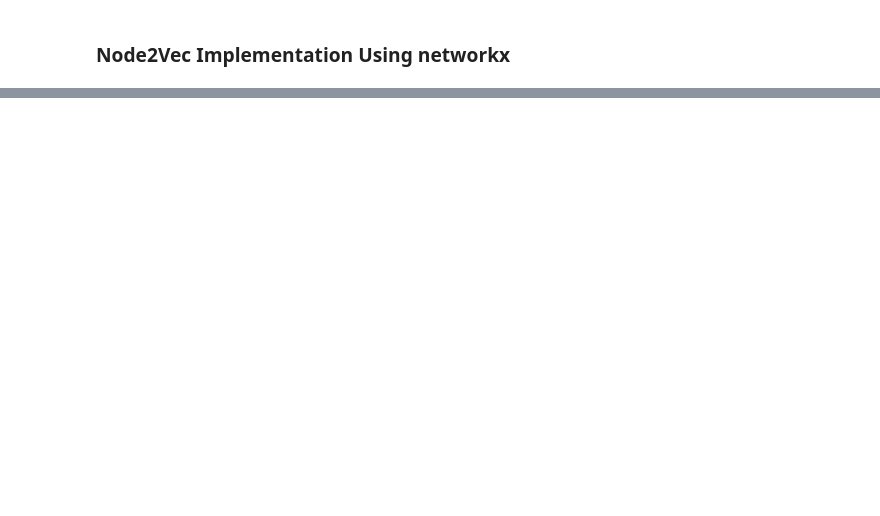
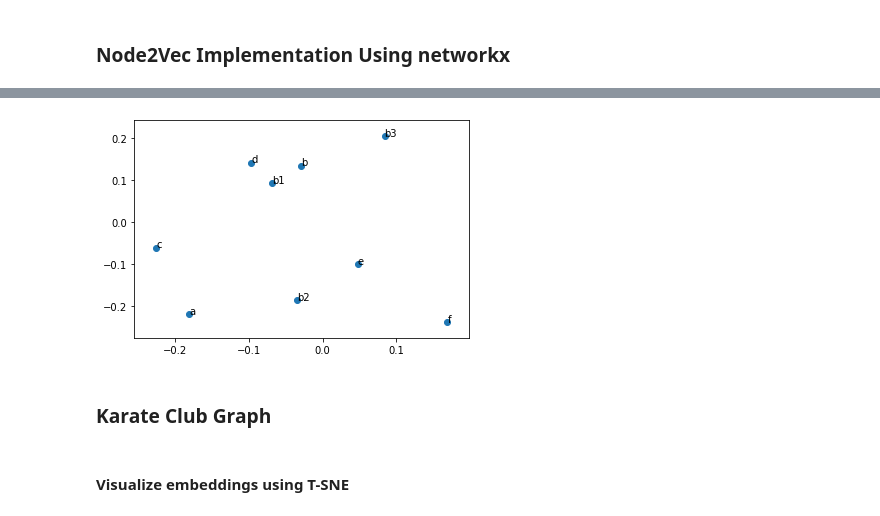
Before and after one commit to ireneromero/graph-embeddings-experiments, a Jupyter notebook: notebooks/Node2Vec_Implementation.ipynb, the cells around one changed output, grey strips where cells are left out. Saved outputs shown, nothing was run; the diff lists cells and outputs as text; code cells hidden in the pictures; blank space fills up the shorter version.

```diff
--- a/notebooks/Node2Vec_Implementation.ipynb
+++ b/notebooks/Node2Vec_Implementation.ipynb
@@ -192,0 +191,10 @@ for i, node in enumerate(G3.nodes()):
+# %%
+g1_n2v = MyNode2Vec(graph=G1,
+               embedding_dimension=2,
+               walk_length=4,
+               num_walks=20,
+               p=2,
+               q=3)
+g1_model = g1_n2v.learn_embeddings()
+g1_embeddings = g1_model.wv[list(map(str, G1.nodes()))]
+g1_embeddings
@@ -192,0 +211,13 @@ for i, node in enumerate(G3.nodes()):
+# %%
+import matplotlib.pyplot as pyplt
+fig, ax = pyplt.subplots()
+x = g1_embeddings[:,0]
+y = g1_embeddings[:,1]
+ax.scatter(x, y)
+
+for i, node in enumerate(G1.nodes()):
+    ax.annotate(node, (x[i], y[i]))
+# %% [output]
+[figure, added]
+# %% [markdown]
+### Karate Club Graph
@@ -192,0 +237,2 @@ for i, node in enumerate(G3.nodes()):
+# %% [markdown]
+#### Visualize embeddings using T-SNE
```
Also changed, not shown: parts of 39 cells of this notebook.
